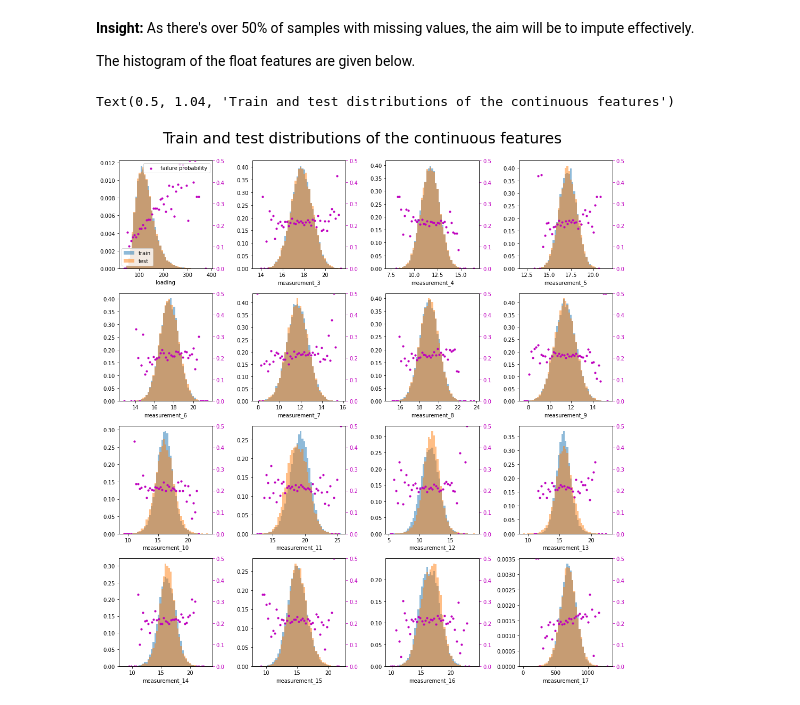
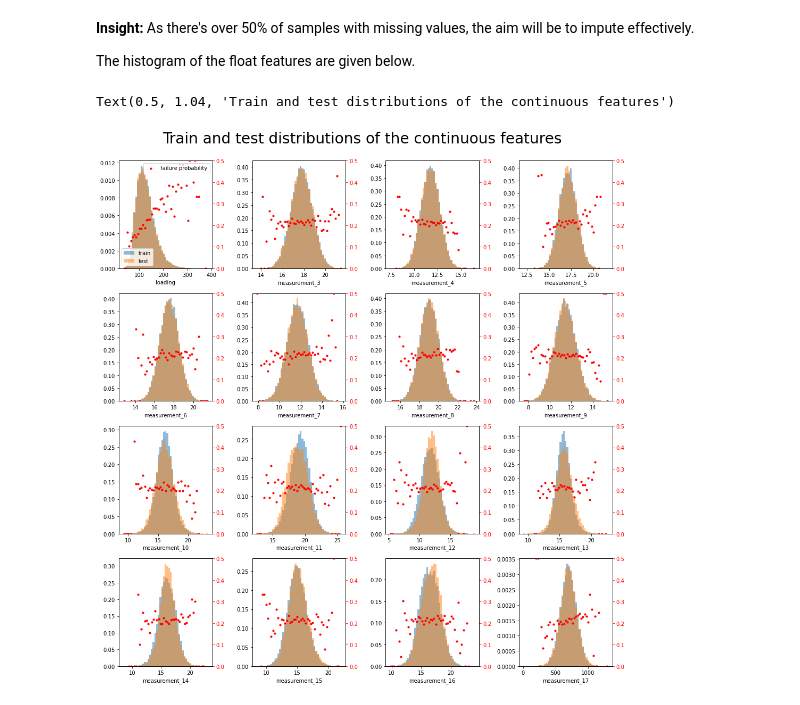
Before and after one commit to mahdiislam79/Product_failure_prediction, a Jupyter notebook: Predict_product_failures.ipynb, the cells around one changed output. Drawn from its saved outputs; the diff is of its cells as text; code cells hidden in the pictures.

```diff
--- a/Predict_product_failures.ipynb
+++ b/Predict_product_failures.ipynb
@@ -13,8 +13,8 @@ import warnings
 # %% [markdown]
 # Loading the Dataset
 # %%
-train = pd.read_csv('train.csv')
-test = pd.read_csv('test.csv')
+train = pd.read_csv('train.csv',index_col='id')
+test = pd.read_csv('test.csv',index_col='id')
 display(train)
 display(test)
 # %% [output]
@@ -97,27 +99,27 @@ The histogram of the float features are given below.
 # %%
 _, axs = plt.subplots(4,4, figsize=(14,14))
 for f, ax in zip(float_cols, axs.ravel()):
     mi = min(train[f].min(), test[f].min())
     ma = max(train[f].max(), test[f].max())
     bins = np.linspace(mi,ma,50)
     ax.hist(train[f], bins=bins, alpha = 0.5, density=True, label='train')
     ax.hist(test[f], bins=bins, alpha = 0.5, density=True, label='test')
     ax.set_xlabel(f)
     if ax == axs[0,0]: ax.legend(loc='lower left')
 
     ax2 = ax.twinx()
     total, _ = np.histogram(train[f], bins=bins)
     failures,_ = np.histogram(train[f][train.failure==1], bins=bins)
     with warnings.catch_warnings(): # ignore dividew by zero for empty bins
         warnings.filterwarnings('ignore', category=RuntimeWarning)
         ax2.scatter((bins[1:] + bins[:-1]) / 2, failures/total,
-                    color='m', s=10, label='failure probability')
+                    color='r', s=10, label='failure probability')
 
     ax2.set_ylim(0, 0.5)
-    ax2.tick_params(axis='y', colors='m')
+    ax2.tick_params(axis='y', colors='r')
     if ax == axs[0,0]: ax2.legend(loc='upper right')
 plt.tight_layout(w_pad =1)
 plt.suptitle("Train and test distributions of the continuous features", fontsize = 28, y=1.04)
 # %% [output]
 Text(0.5, 1.04, 'Train and test distributions of the continuous features')
-[figure, old version]
+[figure, new version]
```
Also changed, not shown: parts of 11 cells of this notebook.
